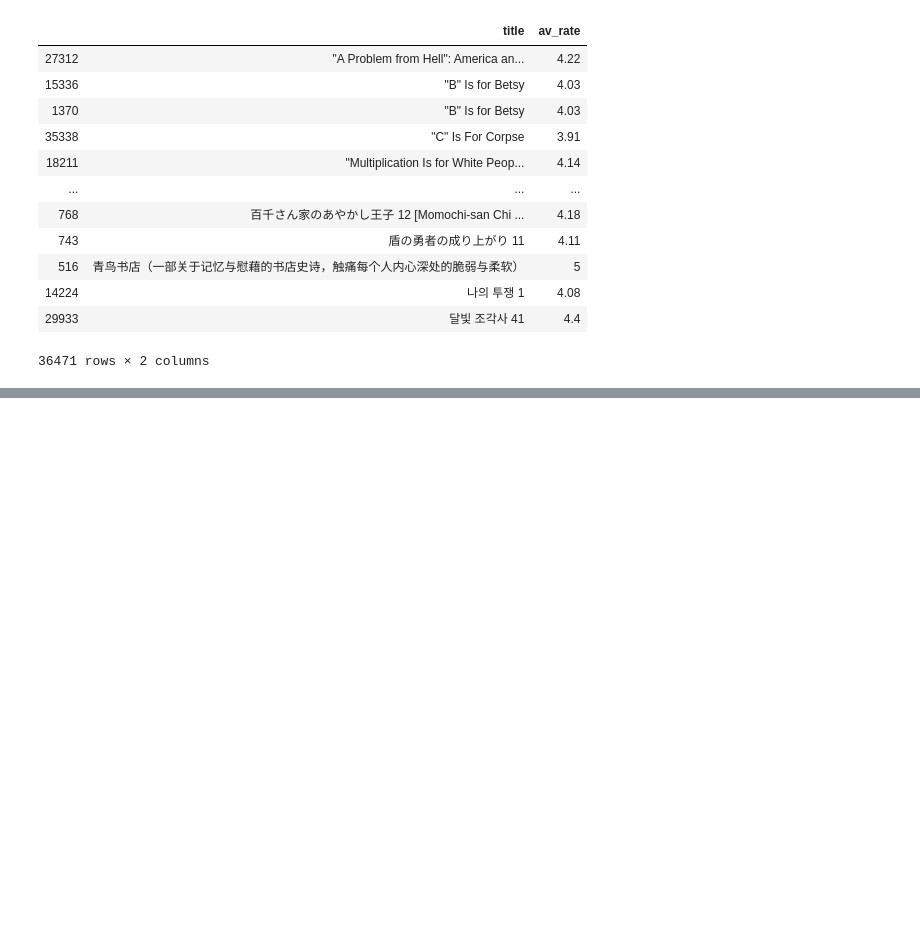
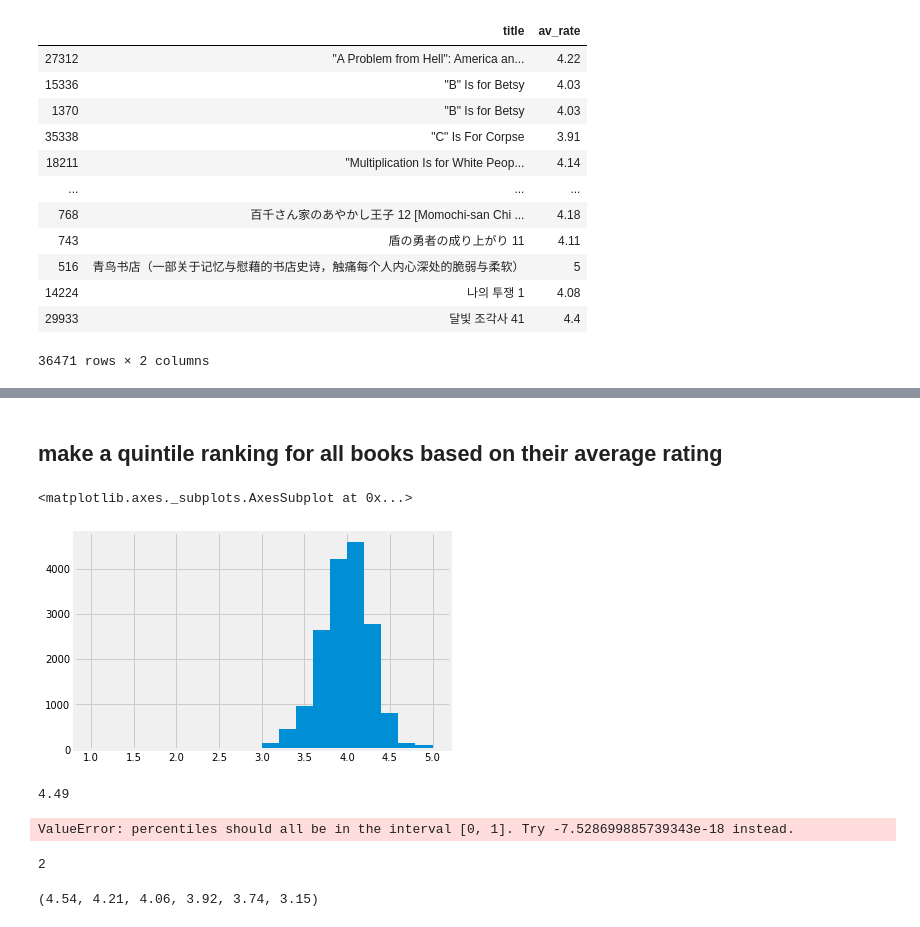
Before and after one commit to RnScully/Books, a Jupyter notebook: Data Munging.ipynb, the cells around one changed output, grey strips where cells are left out. Cells and saved outputs as stored; diff of their text form; code cells hidden in the pictures; blank space fills up the shorter version.

```diff
--- a/Data Munging.ipynb
+++ b/Data Munging.ipynb
@@ -100,0 +110,15 @@ unique_titles = nodups.count()
+# %% [markdown]
+## make a quintile ranking for all books based on their average rating
+# %%
+quin = dfwr.drop_duplicates(subset='title', keep='first', inplace=False)
+nums = quin['av_rate']
+test = nums.quantile([.94])
+# %%
+quin['av_rate'].hist(bins = 20)
+# %% [output]
+<matplotlib.axes._subplots.AxesSubplot at 0x...>
+[figure, added]
+# %%
+nums.quantile(.97)
+# %% [output]
+4.49
@@ -100,0 +127,19 @@ unique_titles = nodups.count()
+# %%
+x = 1
+quants = []
+while x > 0:
+    x-=.01
+    quants.append(nums.quantile(x))
+# %% [output]
+ValueError: percentiles should all be in the interval [0, 1]. Try -7.528699885739343e-18 instead.
+# %%
+x = 2
+x - 1
+
+x
+# %% [output]
+2
+# %%
+quants[1] ,quants[20], quants[40], quants[60], quants[80], quants[98]
+# %% [output]
+(4.54, 4.21, 4.06, 3.92, 3.74, 3.15)
```
Also changed, not shown: parts of 7 cells of this notebook, 3 other files.
